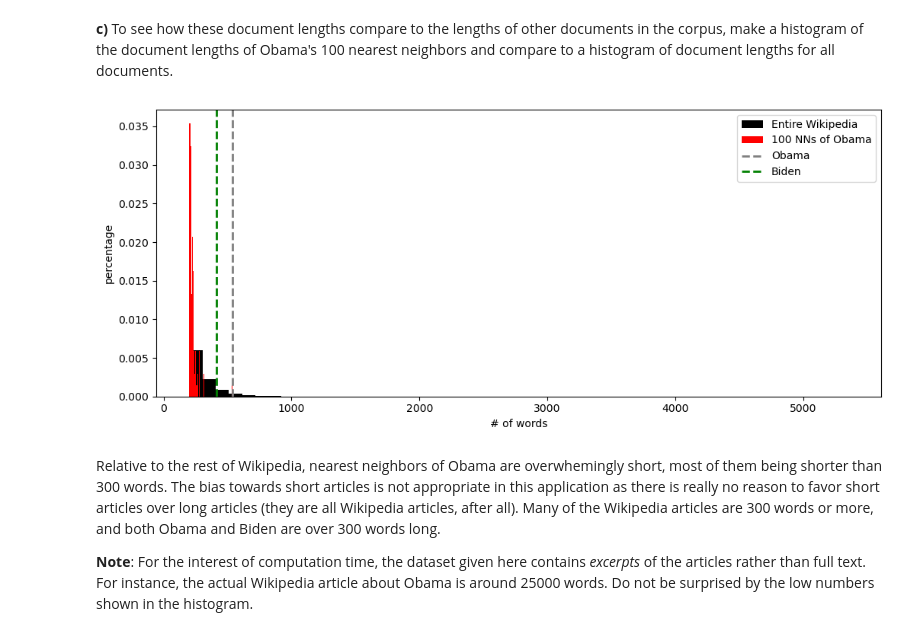
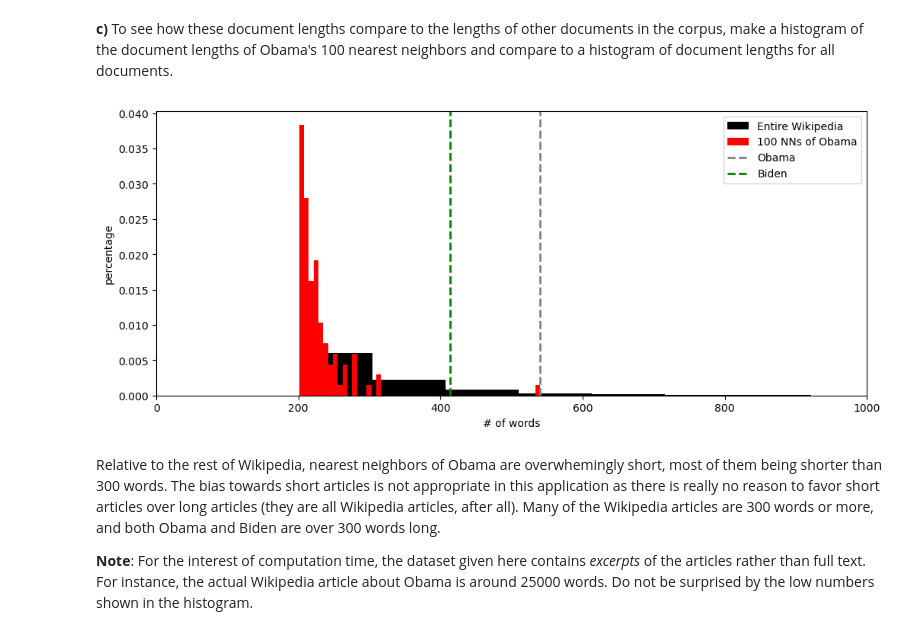
Before and after one commit to Axan18/Introduction-to-data-analytics, a Jupyter notebook: Assignment4/Assignment_4_without_code.ipynb, the cells around one changed output. Cells and saved outputs as stored; diff of their text form; code cells hidden in the pictures.

```diff
--- a/Assignment4/Assignment_4_without_code.ipynb
+++ b/Assignment4/Assignment_4_without_code.ipynb
@@ -350,17 +406,19 @@ nearest_neighbors_euclidean[['name', 'length']]
 # %%
 plt.figure(figsize=(10.5,4.5))
 plt.xlabel('# of words')
 plt.ylabel('percentage')
 plt.hist(wiki['length'], 50, color='k', edgecolor='none', histtype= 'stepfilled', label='Entire Wikipedia', density=True)
 plt.hist(nearest_neighbors_euclidean['length'], 50, color='r', edgecolor='none', histtype= 'stepfilled', label='100 NNs of Obama', density=True)
 plt.axvline(wiki['length'][wiki['name'] == 'Barack Obama'].values[0], color='grey', linestyle='--', linewidth=2, label='Obama')
 plt.axvline(wiki['length'][wiki['name'] == 'Joe Biden'].values[0], color='g', linestyle='--', linewidth=2, label='Biden')
+ax = plt.gca()
+ax.set_xlim([0, 1000])
 
 plt.legend()
-
 plt.tight_layout()
+plt.show()
 # %% [output]
-[figure, old version]
+[figure, new version]
 # %% [markdown]
 Relative to the rest of Wikipedia, nearest neighbors of Obama are overwhemingly short, most of them being shorter than 300 words. The bias towards short articles is not appropriate in this application as there is really no reason to  favor short articles over long articles (they are all Wikipedia articles, after all). Many of the Wikipedia articles are 300 words or more, and both Obama and Biden are over 300 words long.
 
```
Also changed, not shown: parts of 25 cells of this notebook, 4 other files.
